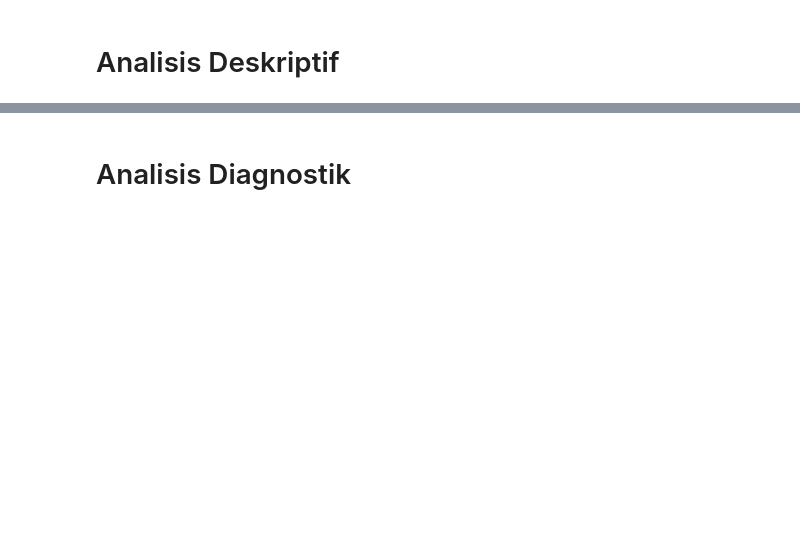
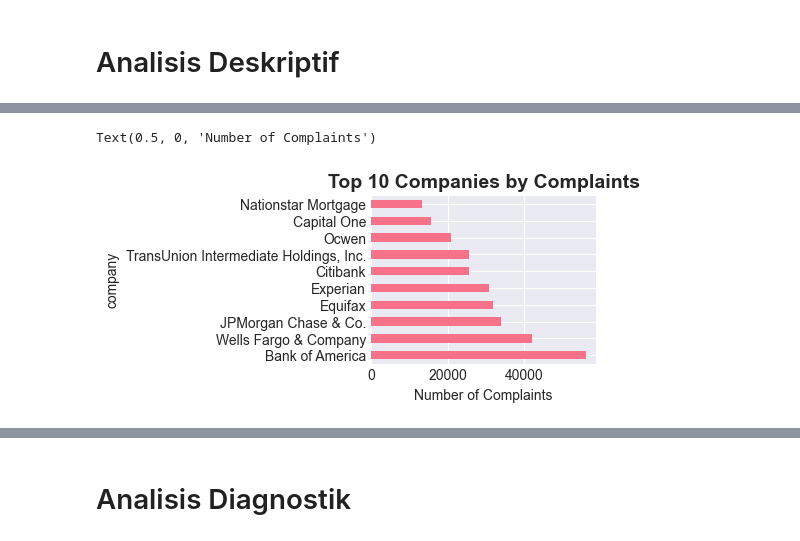
Before and after one commit to howlil/customer-complaint-BI, a Jupyter notebook: py/avd.ipynb, the cells around one changed output, grey strips where cells are left out. Saved outputs shown, nothing was run; the diff lists cells and outputs as text; code cells hidden in the pictures; blank space fills up the shorter version.

```diff
--- a/py/avd.ipynb
+++ b/py/avd.ipynb
@@ -22,0 +30,9 @@ data
+# %%
+plt.subplot(2, 2, 2)
+top_companies = data['company'].value_counts().head(10)
+top_companies.plot(kind='barh')
+plt.title('Top 10 Companies by Complaints', fontsize=14, fontweight='bold')
+plt.xlabel('Number of Complaints')
+# %% [output]
+Text(0.5, 0, 'Number of Complaints')
+[figure, added]
```
Also changed, not shown: parts of 28 cells of this notebook, 2 other files.
